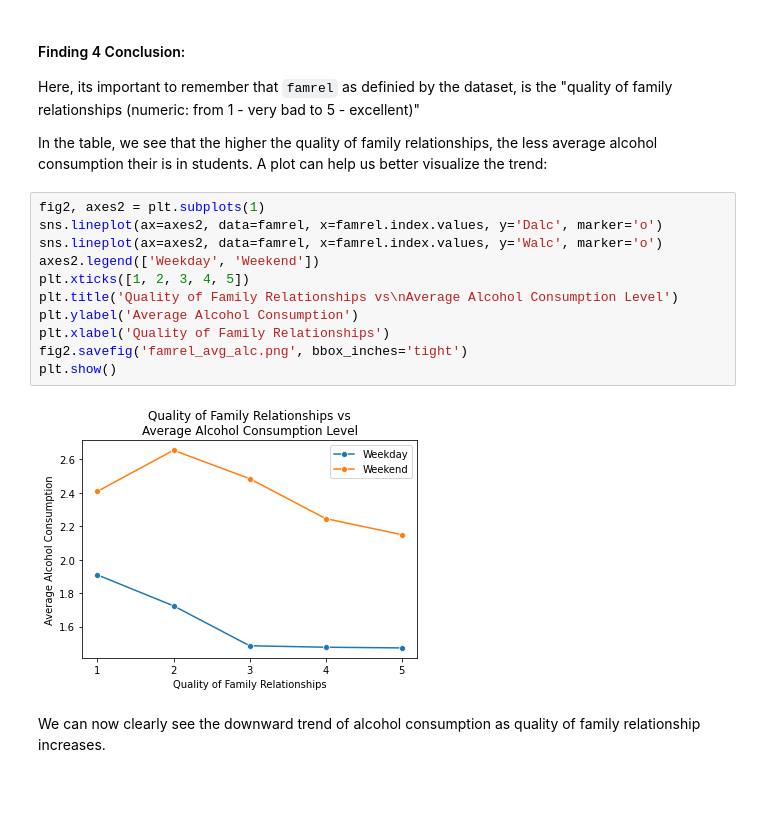
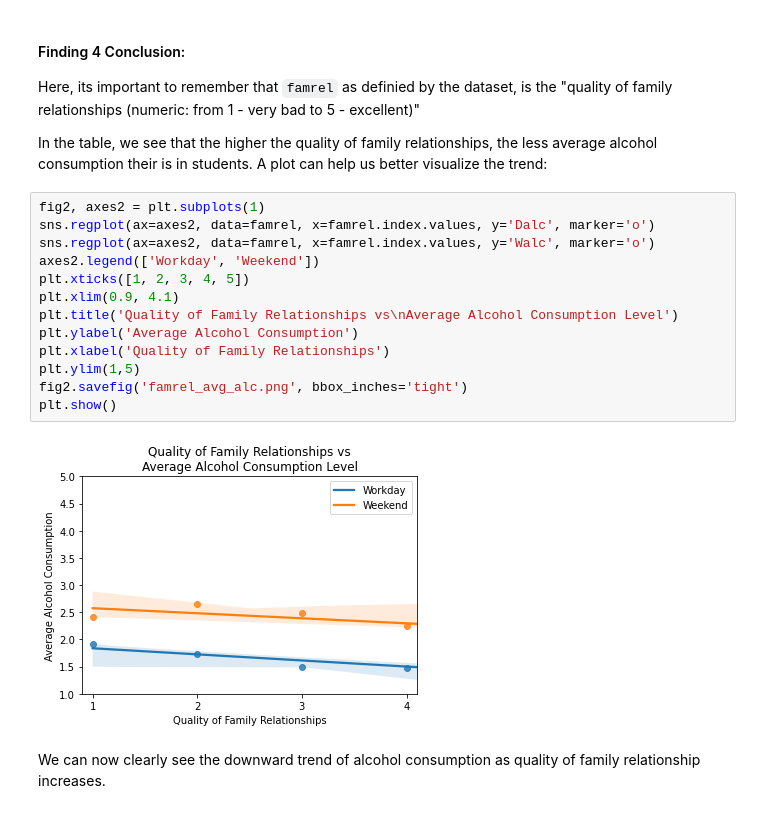
Before and after one commit to christinedien/hcde-410-final, a Jupyter notebook: hcde-410-final.ipynb, the cells around one changed output. Drawn from its saved outputs; the diff is of its cells as text.

```diff
--- a/hcde-410-final.ipynb
+++ b/hcde-410-final.ipynb
@@ -357,17 +369,19 @@ Here, its important to remember that `famrel` as definied by the dataset, is the
 In the table, we see that the higher the quality of family relationships, the less average alcohol consumption their is in students. A plot can help us better visualize the trend:
 # %%
 fig2, axes2 = plt.subplots(1)
-sns.lineplot(ax=axes2, data=famrel, x=famrel.index.values, y='Dalc', marker='o')
-sns.lineplot(ax=axes2, data=famrel, x=famrel.index.values, y='Walc', marker='o')
-axes2.legend(['Weekday', 'Weekend'])
+sns.regplot(ax=axes2, data=famrel, x=famrel.index.values, y='Dalc', marker='o')
+sns.regplot(ax=axes2, data=famrel, x=famrel.index.values, y='Walc', marker='o')
+axes2.legend(['Workday', 'Weekend'])
 plt.xticks([1, 2, 3, 4, 5])
+plt.xlim(0.9, 4.1)
 plt.title('Quality of Family Relationships vs\nAverage Alcohol Consumption Level')
 plt.ylabel('Average Alcohol Consumption')
 plt.xlabel('Quality of Family Relationships')
+plt.ylim(1,5)
 fig2.savefig('famrel_avg_alc.png', bbox_inches='tight')
 plt.show()
 # %% [output]
-[figure, old version]
+[figure, new version]
 # %% [markdown]
 We can now clearly see the downward trend of alcohol consumption as quality of family relationship increases.
 # %% [markdown]
```
Also changed, not shown: parts of 20 cells of this notebook, 8 other files.
